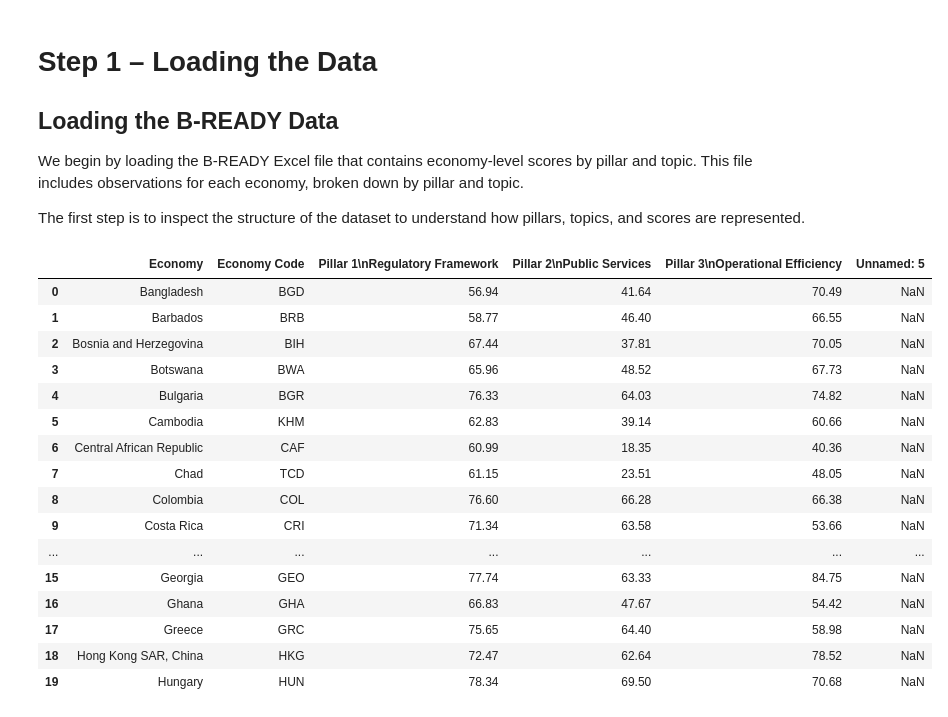
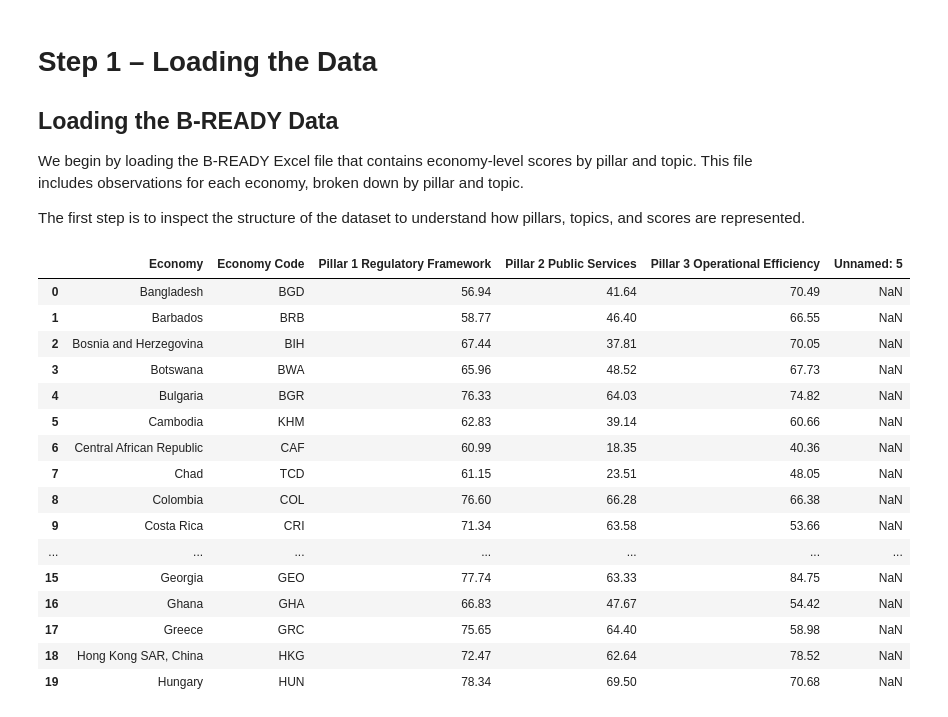
Before and after one commit to Josefinafpm/josefinafpm.github.io, a Jupyter notebook: Project_3.ipynb, the cells around one changed output. Saved outputs shown, nothing was run; the diff lists cells and outputs as text; code cells hidden in the pictures.

```diff
--- a/Project_3.ipynb
+++ b/Project_3.ipynb
@@ -78,15 +68,34 @@ The first step is to inspect the structure of the dataset to understand how pill
 # %%
 # Load Data
 import pandas as pd
 
 bready_df = pd.read_csv(
     "01_B-READY-2024-PILLAR-TOPIC-SCORES-2024.csv", sep=",", decimal="."
 )
 
 
 bready_df.head(20)
+
+# Clean column names
+bready_df.columns = bready_df.columns.str.replace("\n", " ", regex=False).str.strip()
+
+
+# Rename columns to clean, python-friendly names
+df = df.rename(
+    columns={
+        "Pillar 1 Regulatory Framework": "regulatory_framework",
+        "Pillar 2 Public Services": "public_services",
+        "Pillar 3 Operational Efficiency": "operational_efficiency",
+        "gdp_per_capita_2024": "gdp_per_capita",
+    }
+)
+
+df.columns
+
+
+bready_df.head(20)
 # %% [output]
-|  | Economy | Economy Code | Pillar 1\nRegulatory Framework | Pillar 2\nPublic Services | Pillar 3\nOperational Efficiency | Unnamed: 5 |
+|  | Economy | Economy Code | Pillar 1 Regulatory Framework | Pillar 2 Public Services | Pillar 3 Operational Efficiency | Unnamed: 5 |
 | 0 | Bangladesh | BGD | 56.94 | 41.64 | 70.49 | NaN |
 | 1 | Barbados | BRB | 58.77 | 46.40 | 66.55 | NaN |
 | 2 | Bosnia and Herzegovina | BIH | 67.44 | 37.81 | 70.05 | NaN |
```
Also changed, not shown: parts of 18 cells of this notebook.
